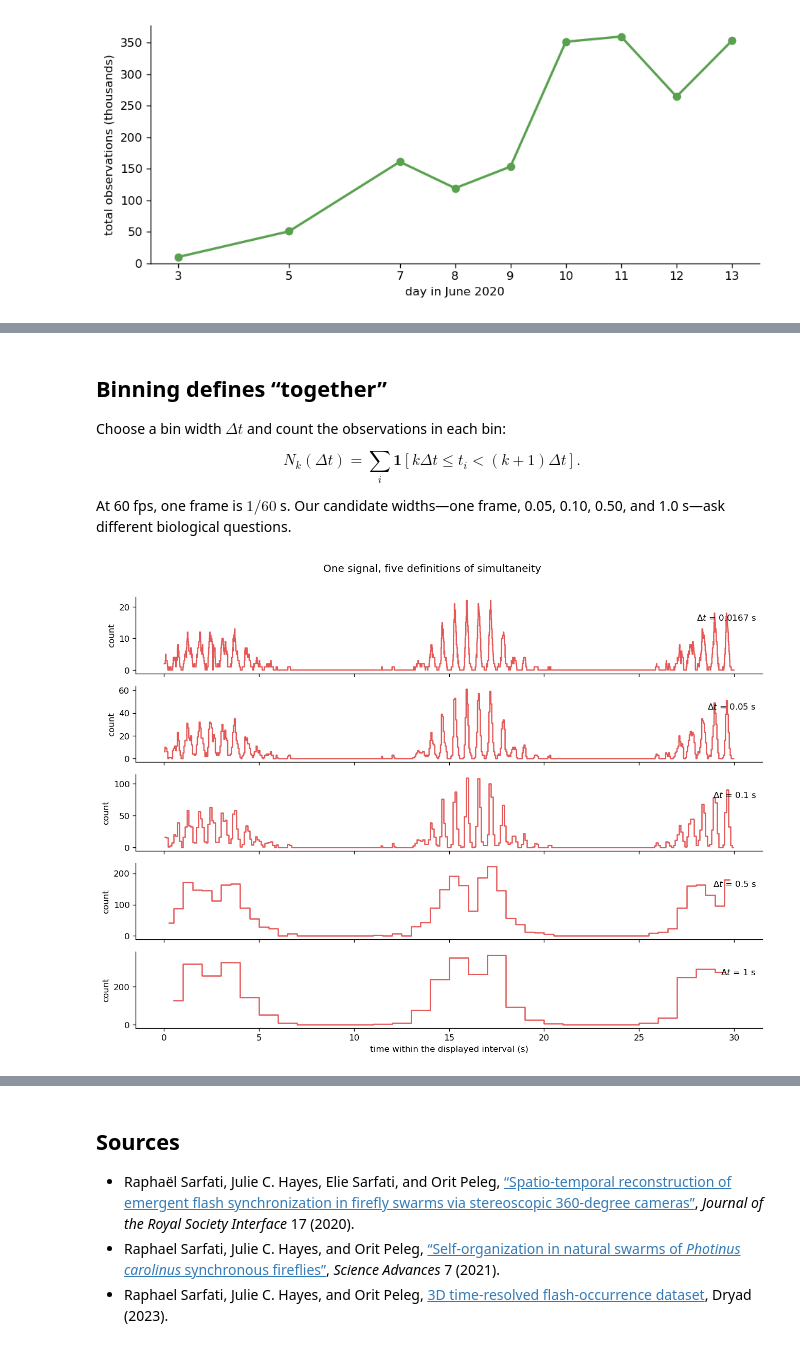
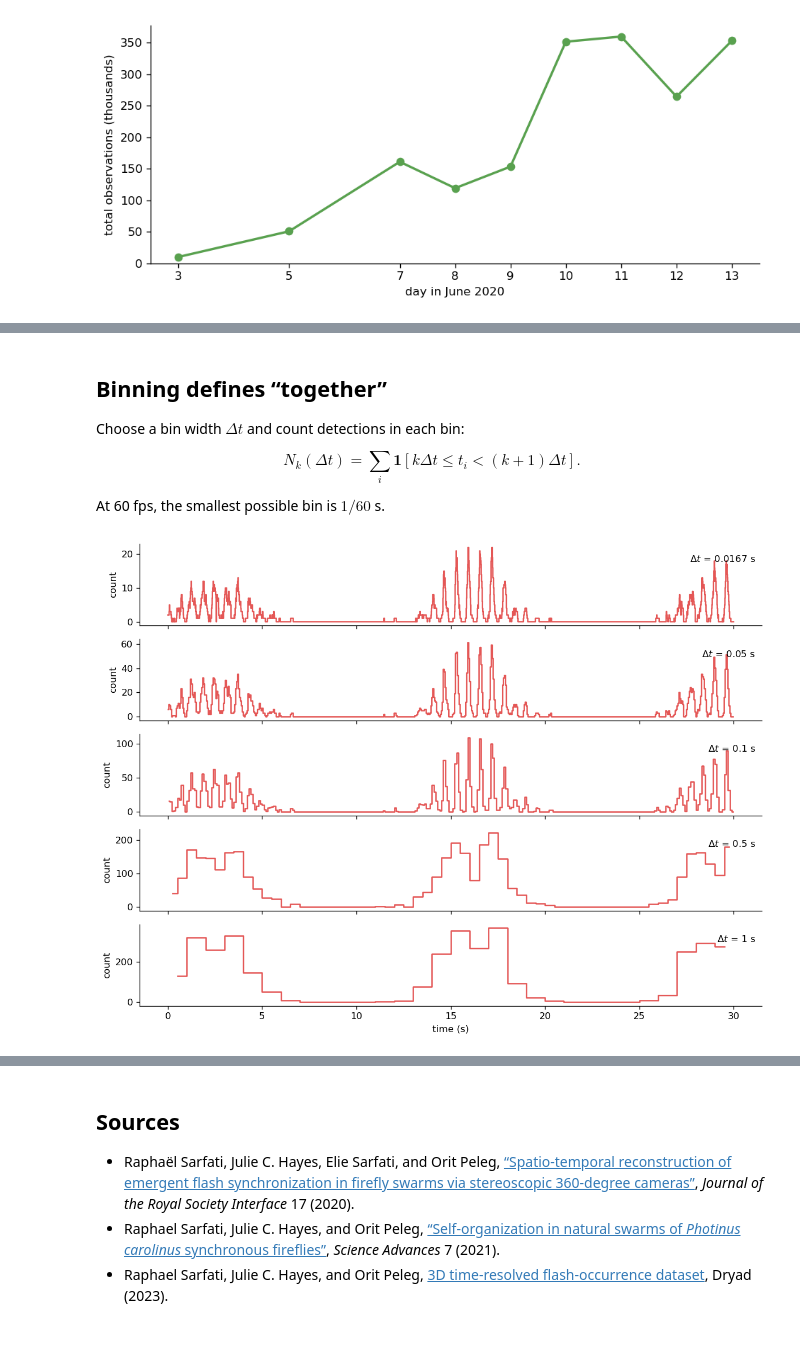
Before and after one commit to shaevitz/567-Crowd-Control, a Jupyter notebook: lectures/lecture-02-firefly-synchronization.ipynb, the cells around one changed output, grey strips where cells are left out. Drawn from its saved outputs; the diff is of its cells as text; code cells hidden in the pictures.

```diff
--- a/lectures/lecture-02-firefly-synchronization.ipynb
+++ b/lectures/lecture-02-firefly-synchronization.ipynb
@@ -286,11 +296,11 @@ We show the busiest 60 seconds inside each five-minute window to make the raw ti
 RASTER_START_S = {"June 3": 14, "June 11": 231}
 RASTER_DURATION_S = 60
 
-fig, axes = plt.subplots(2, 1, figsize=(11, 5.2), sharex=True, sharey=True)
+fig, axes = plt.subplots(2, 1, figsize=(10, 4.8), sharex=True, sharey=True)
 
-for ax, (night, df) in zip(axes, fireflies.items()):
+for ax, (night, observations) in zip(axes, fireflies.items()):
     start = RASTER_START_S[night]
-    view = df.query("@start <= time_s < @start + @RASTER_DURATION_S").copy()
+    view = observations.query("@start <= time_s < @start + @RASTER_DURATION_S").copy()
     view["within_frame_rank"] = view.groupby("frame").cumcount() + 1
 
     ax.scatter(
@@ -301,12 +311,11 @@ for ax, (night, df) in zip(axes, fireflies.items()):
         linewidths=0.8,
         color=COLORS[night],
     )
-    ax.set_title(f"{NIGHT_LABELS[night]}: {len(view):,} per-frame observations")
-    ax.set_ylabel("within-frame\nstack")
+    ax.set_title(NIGHT_LABELS[night])
+    ax.set_ylabel("detections / frame")
     ax.set_ylim(0, 32)
 
-axes[-1].set_xlabel("time within the displayed minute (s)")
-fig.suptitle("Anonymous event rasters: same duration, axes, and sampling rate", y=1.02)
+axes[-1].set_xlabel("time (s)")
 fig.tight_layout()
 plt.show()
 # %% [output]
@@ -324,50 +325,57 @@ What does the raster establish? What does it still fail to establish?
 # %% [markdown]
 ## Binning defines “together”
 
-Choose a bin width $\Delta t$ and count the observations in each bin:
+Choose a bin width $\Delta t$ and count detections in each bin:
 
 $$
 N_k(\Delta t)=\sum_i \mathbf{1}\!\left[k\Delta t \leq t_i < (k+1)\Delta t\right].
 $$
 
-At 60 fps, one frame is $1/60$ s. Our candidate widths—one frame, 0.05, 0.10, 0.50, and 1.0 s—ask different biological questions.
+At 60 fps, the smallest possible bin is $1/60$ s.
 # %%
 TOTAL_FRAMES = DURATION_S * FPS
 
-def binned_counts(df, start_frame, bin_width_s):
-    # Use integer camera frames so floating-point rounding cannot move boundaries.
+def binned_counts(observations, start_frame, bin_width_s):
     frames_per_bin = int(round(bin_width_s * FPS))
     if not np.isclose(frames_per_bin / FPS, bin_width_s):
-        raise ValueError("Choose a bin width equal to a whole number of frames.")
+        raise ValueError("Bin width must equal a whole number of frames.")
 
-    relative_frame = df["frame"].to_numpy() - start_frame
+    relative_frame = observations["frame"].to_numpy() - start_frame
     bin_index = relative_frame // frames_per_bin
     n_bins = TOTAL_FRAMES // frames_per_bin
     counts = np.bincount(bin_index, minlength=n_bins)
     centers_s = (np.arange(n_bins) + 0.5) * frames_per_bin / FPS
     return centers_s, counts
 # %%
-# The same 30 seconds of the peak night, viewed at five resolutions.
 bin_widths_s = [1 / FPS, 0.05, 0.10, 0.50, 1.00]
 example_start_s = RASTER_START_S["June 11"]
 example_duration_s = 30
 
-fig, axes = plt.subplots(len(bin_widths_s), 1, figsize=(11, 8), sharex=True)
+fig, axes = plt.subplots(len(bin_widths_s), 1, figsize=(10, 7.5), sharex=True)
 
-for ax, dt in zip(axes, bin_widths_s):
-    t, counts = binned_counts(
-        fireflies["June 11"], WINDOWS["June 11"]["start_frame"], dt
+for ax, bin_width_s in zip(axes, bin_widths_s):
+    time, counts = binned_counts(
+        fireflies["June 11"], WINDOWS["June 11"][1], bin_width_s
     )
-    keep = (t >= example_start_s) & (t < example_start_s + example_duration_s)
-    ax.step(t[keep] - example_start_s, counts[keep], where="mid", color=COLORS["June 11"])
+    show = (time >= example_start_s) & (time < example_start_s + example_duration_s)
+    ax.step(
+        time[show] - example_start_s,
+        counts[show],
+        where="mid",
+        color=COLORS["June 11"],
+    )
     ax.set_ylabel("count")
-    ax.text(0.99, 0.78, f"$\\Delta t$ = {dt:.3g} s", transform=ax.transAxes,
-            ha="right", va="top")
+    ax.text(
+        0.99,
+        0.78,
+        rf"$\Delta t$ = {bin_width_s:.3g} s",
+        transform=ax.transAxes,
+        ha="right",
+    )
 
-axes[-1].set_xlabel("time within the displayed interval (s)")
-fig.suptitle("One signal, five definitions of simultaneity", y=1.01)
+axes[-1].set_xlabel("time (s)")
 fig.tight_layout()
 plt.show()
 # %% [output]
-[figure, old version]
+[figure, new version]
 # %% [markdown]
```
Also changed, not shown: parts of 25 cells of this notebook.
